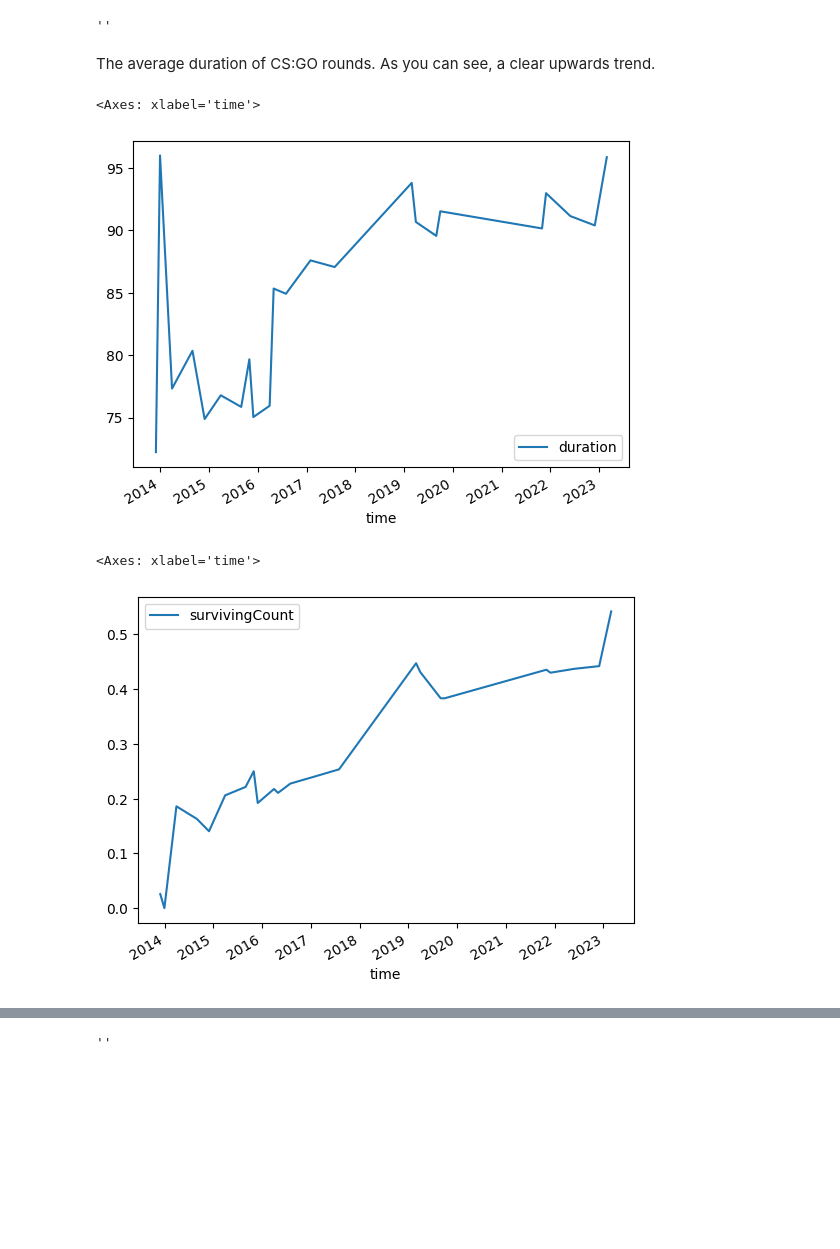
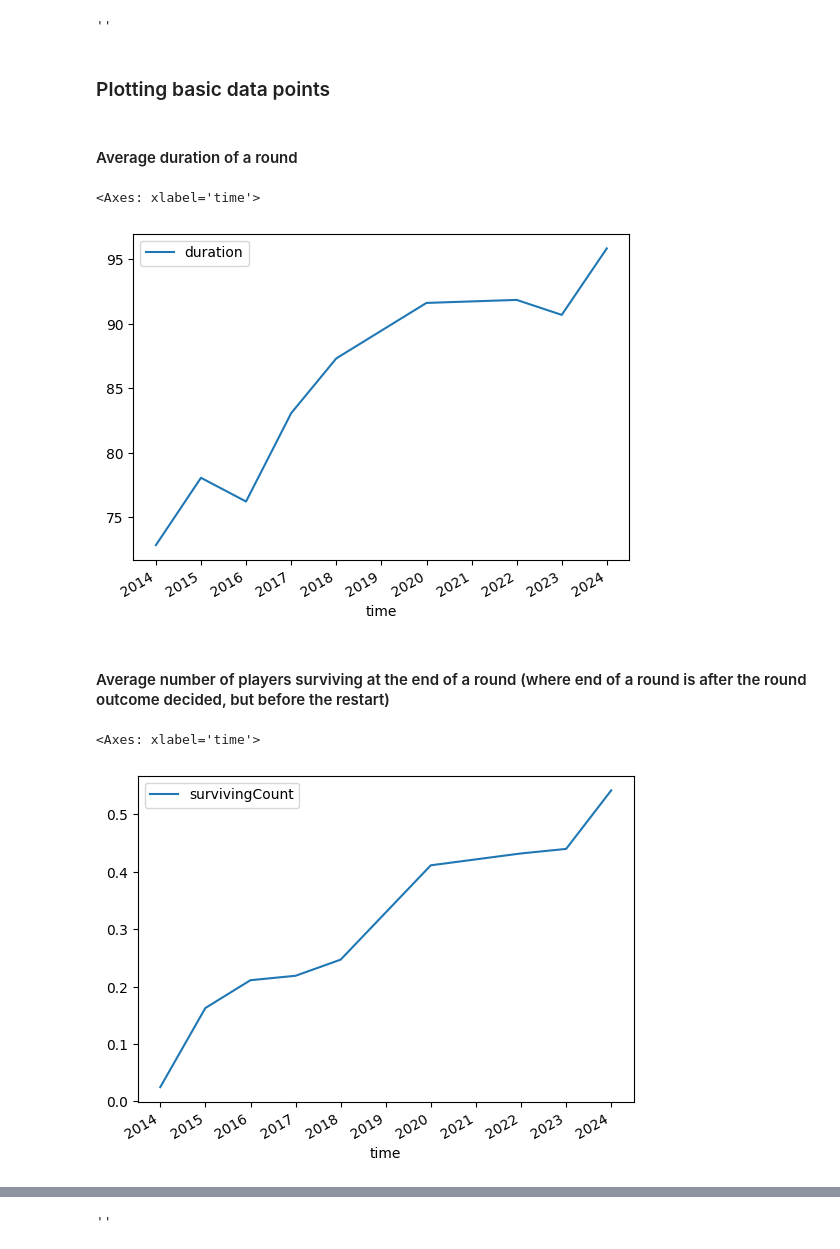
Before and after one commit to bevan-philip/have-cs-rounds-become-slower, a Jupyter notebook: analysis.ipynb, the cells around one changed output, grey strips where cells are left out. Saved outputs shown, nothing was run; the diff lists cells and outputs as text; code cells hidden in the pictures; blank space fills up the shorter version.

```diff
--- a/analysis.ipynb
+++ b/analysis.ipynb
@@ -18,15 +21,22 @@ pd.set_option('display.max_colwidth', None)
 # %%
 csgo_df['survivingCount'] =  csgo_df.survivingPlayers.apply(lambda x: len(x[1:-1].split(',')) if x != 'null' else 0)
+
 csgo_df['longestKillWaitS'] = csgo_df['longestKillWait']/csgo_df['tickrate']
 csgo_df['lastKillToEndS'] = csgo_df['lastKillToEnd']/csgo_df['tickrate']
-csgo_df["team_a_players_str"] = csgo_df.team_a_players.apply(lambda x: str(sorted(x[1:-1].split(','))))
-csgo_df["team_b_players_str"] = csgo_df.team_b_players.apply(lambda x: str(sorted(x[1:-1].split(','))))
+
 csgo_df["team_a_players"] = csgo_df.team_a_players.apply(lambda x: sorted(map(int, x[1:-1].split(','))))
 csgo_df["team_b_players"] = csgo_df.team_b_players.apply(lambda x: sorted(map(int, x[1:-1].split(','))))
 csgo_df["losingPlayers"] = np.where(csgo_df["losingTeamName"] == csgo_df["team_a"],  csgo_df["team_a_players"], csgo_df["team_b_players"])
-csgo_df["losingPlayers_str"] = np.where(csgo_df["losingTeamName"] == csgo_df["team_a"],  csgo_df["team_a_players_str"], csgo_df["team_b_players_str"])
+
+# Converting nade/kill ticks into relative datapoints
 csgo_df['heTicks'] = csgo_df.heTicks.apply(lambda x: sorted(map(int, x[1:-1].split(','))) if x != "null" else [])
-csgo_df['heTicksRelative'] = csgo_df.apply(lambda x: [y-x.startTick for y in x.heTicks ], axis=1)
+csgo_df['heTicksRelative'] = csgo_df.apply(lambda x: [((y-x.startTick)/x.tickrate) for y in x.heTicks ], axis=1)
+csgo_df['killTicksP'] = csgo_df.killTicks.apply(lambda x: sorted(map(int, x[1:-1].split(','))) if x != "null" else [])
+csgo_df['killTicksRelative'] = csgo_df.apply(lambda x: [((y-x.startTick)/x.tickrate) for y in x.killTicksP], axis=1)
+csgo_df['smokeTicks'] = csgo_df.smokeTicks.apply(lambda x: sorted(map(int, x[1:-1].split(','))) if x != "null" else [])
+csgo_df['smokeTicksRelative'] = csgo_df.apply(lambda x: [((y-x.startTick)/x.tickrate) for y in x.smokeTicks], axis=1)
+csgo_df['molotovTicks'] = csgo_df.molotovTicks.apply(lambda x: sorted(map(int, x[1:-1].split(','))) if x != "null" else [])
+csgo_df['molotovTicksRelative'] = csgo_df.apply(lambda x: [((y-x.startTick)/x.tickrate) for y in x.molotovTicks], axis=1)
 # %%
 csgo_df
 ;
@@ -46,17 +58,19 @@ monthly_average.mean().dropna()
 ;
 # %% [output]
 ''
-# %% [markdown]
-The average duration of CS:GO rounds. As you can see, a clear upwards trend.
+# %% [markdown]
+### Plotting basic data points
+# %% [markdown]
+#### Average duration of a round
 # %%
-duration_plot = monthly_average[["time", "duration"]].mean().dropna()
-duration_plot.plot()
+yearly_average[["time", "duration"]].mean().dropna().plot()
 # %% [output]
 <Axes: xlabel='time'>
-[figure, old version]
+[figure, new version]
+# %% [markdown]
+#### Average number of players surviving at the end of a round (where end of a round is after the round outcome decided, but before the restart)
 # %%
-survivingp_plot = monthly_average[["time", "survivingCount"]].mean().dropna()
-survivingp_plot.plot()
+yearly_average[["time", "survivingCount"]].mean().dropna().plot()
 # %% [output]
 <Axes: xlabel='time'>
-[figure, old version]
+[figure, new version]
```
Also changed, not shown: parts of 28 cells of this notebook.
